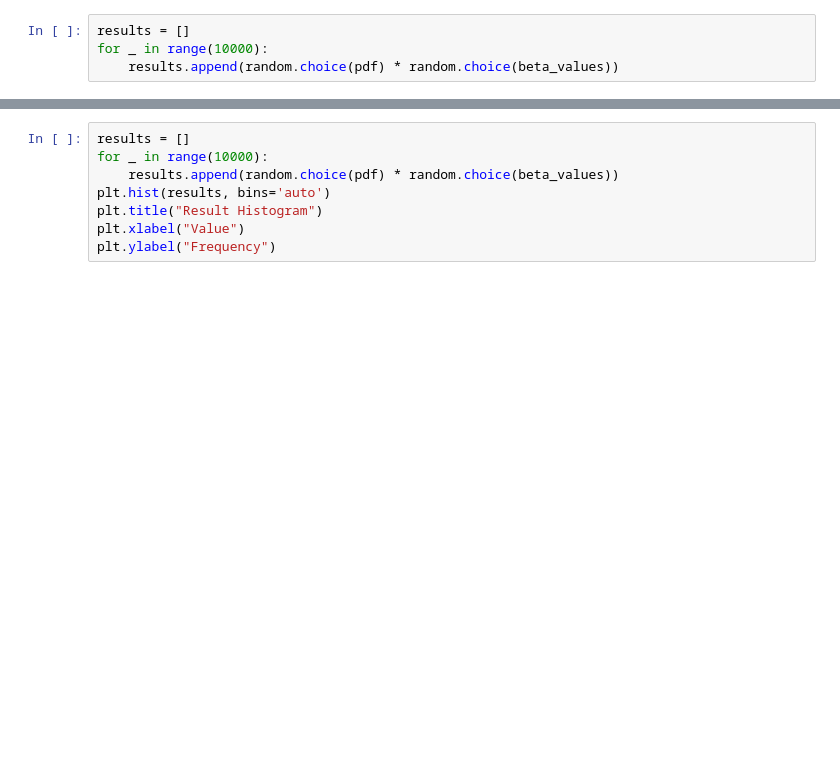
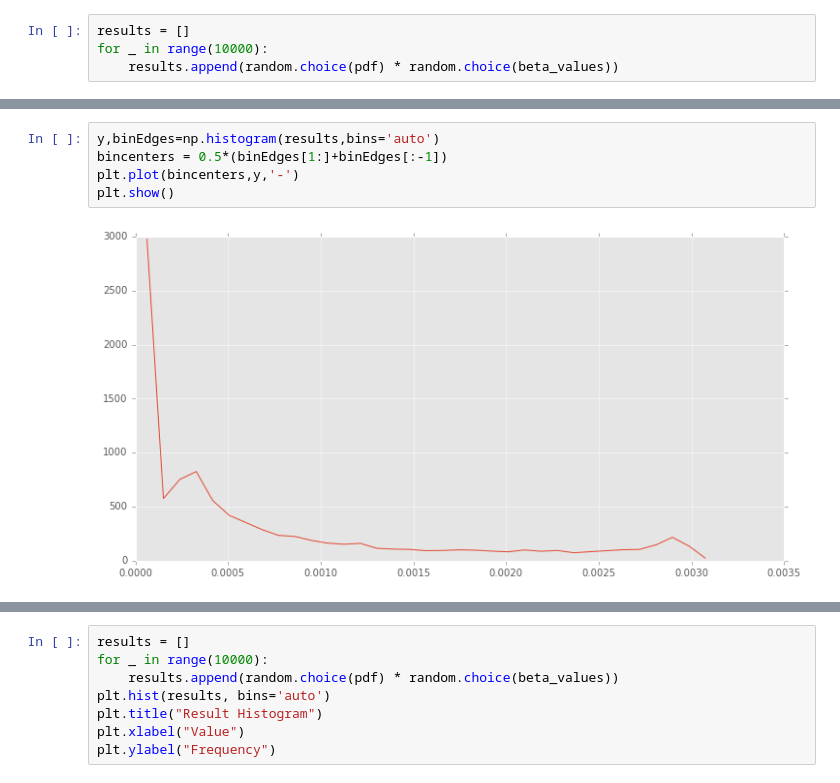
Before and after one commit to CanCeylan/data-analysis-projects, a Jupyter notebook: ab_testing_statistics/beta & t-distribution multiplication.ipynb, the cells around one changed output, grey strips where cells are left out. Drawn from its saved outputs; the diff is of its cells as text; blank space fills up the shorter version.

```diff
--- a/ab_testing_statistics/beta & t-distribution multiplication.ipynb
+++ b/ab_testing_statistics/beta & t-distribution multiplication.ipynb
@@ -90,3 +113,10 @@ for _ in range(10000):
+# %%
+y,binEdges=np.histogram(results,bins='auto')
+bincenters = 0.5*(binEdges[1:]+binEdges[:-1])
+plt.plot(bincenters,y,'-')
+plt.show()
+# %% [output]
+[figure, added]
 # %%
 plt.hist(results, bins='auto')
 plt.title("Result Histogram")
```
Also changed, not shown: parts of 9 cells of this notebook, 2 other files.
